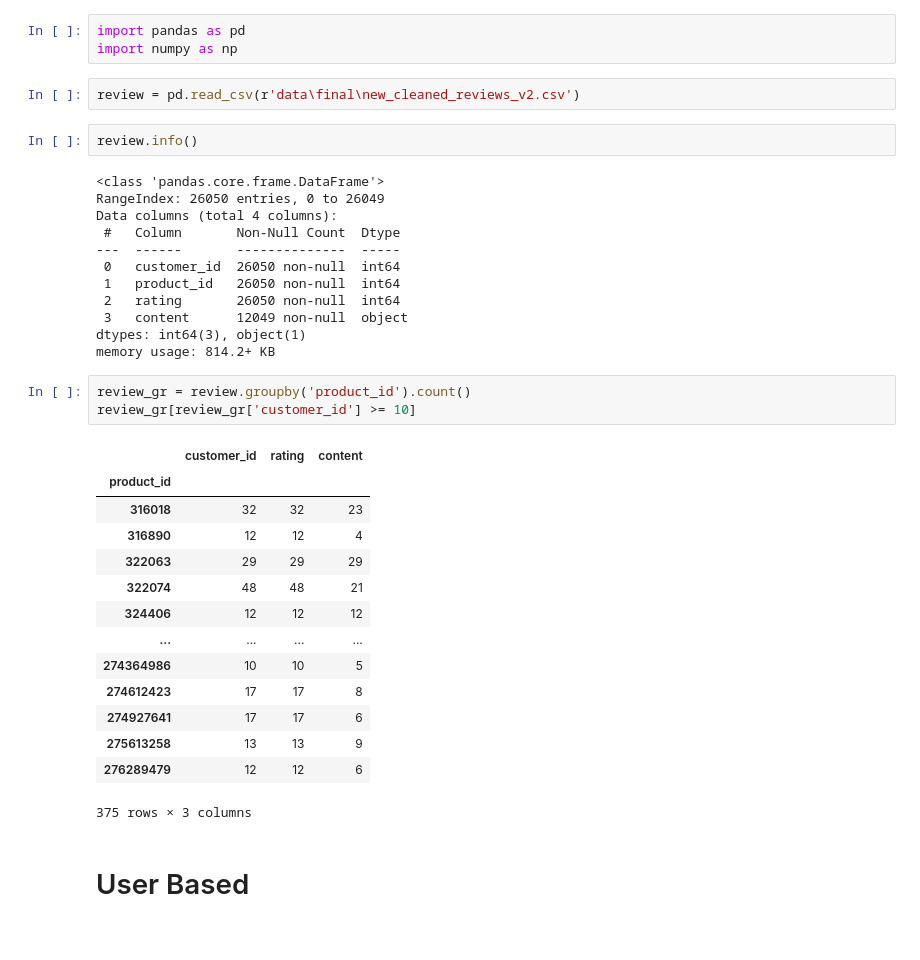
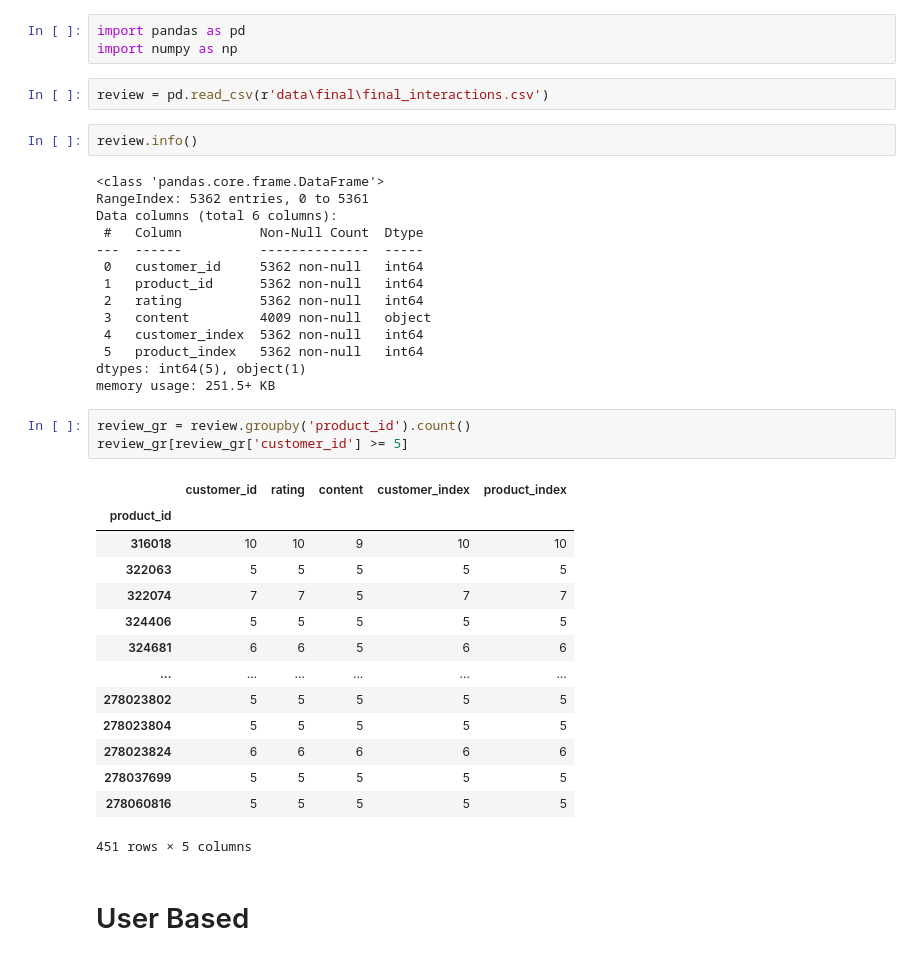
Before and after one commit to xuanbinhle/DS300, a Jupyter notebook: cf_userbased.ipynb, the cells around one changed output. Saved outputs shown, nothing was run; the diff lists cells and outputs as text.

```diff
--- a/cf_userbased.ipynb
+++ b/cf_userbased.ipynb
@@ -2,39 +2,41 @@
 import pandas as pd
 import numpy as np
 # %%
-review = pd.read_csv(r'data\final\new_cleaned_reviews_v2.csv')
+review = pd.read_csv(r'data\final\final_interactions.csv')
 # %%
 review.info()
 # %% [output]
 <class 'pandas.core.frame.DataFrame'>
-RangeIndex: 26050 entries, 0 to 26049
-Data columns (total 4 columns):
- #   Column       Non-Null Count  Dtype
----  ------       --------------  -----
- 0   customer_id  26050 non-null  int64
- 1   product_id   26050 non-null  int64
- 2   rating       26050 non-null  int64
- 3   content      12049 non-null  object
-dtypes: int64(3), object(1)
-memory usage: 814.2+ KB
+RangeIndex: 5362 entries, 0 to 5361
+Data columns (total 6 columns):
+ #   Column          Non-Null Count  Dtype
+---  ------          --------------  -----
+ 0   customer_id     5362 non-null   int64
+ 1   product_id      5362 non-null   int64
+ 2   rating          5362 non-null   int64
+ 3   content         4009 non-null   object
+ 4   customer_index  5362 non-null   int64
+ 5   product_index   5362 non-null   int64
+dtypes: int64(5), object(1)
+memory usage: 251.5+ KB
 # %%
 review_gr = review.groupby('product_id').count()
-review_gr[review_gr['customer_id'] >= 10]
+review_gr[review_gr['customer_id'] >= 5]
 # %% [output]
-|  | customer_id | rating | content |
-| product_id |  |  |  |
-| 316018 | 32 | 32 | 23 |
-| 316890 | 12 | 12 | 4 |
-| 322063 | 29 | 29 | 29 |
-| 322074 | 48 | 48 | 21 |
-| 324406 | 12 | 12 | 12 |
-| ... | ... | ... | ... |
-| 274364986 | 10 | 10 | 5 |
-| 274612423 | 17 | 17 | 8 |
-| 274927641 | 17 | 17 | 6 |
-| 275613258 | 13 | 13 | 9 |
-| 276289479 | 12 | 12 | 6 |
+|  | customer_id | rating | content | customer_index | product_index |
+| product_id |  |  |  |  |  |
+| 316018 | 10 | 10 | 9 | 10 | 10 |
+| 322063 | 5 | 5 | 5 | 5 | 5 |
+| 322074 | 7 | 7 | 5 | 7 | 7 |
+| 324406 | 5 | 5 | 5 | 5 | 5 |
+| 324681 | 6 | 6 | 5 | 6 | 6 |
+| ... | ... | ... | ... | ... | ... |
+| 278023802 | 5 | 5 | 5 | 5 | 5 |
+| 278023804 | 5 | 5 | 5 | 5 | 5 |
+| 278023824 | 6 | 6 | 6 | 6 | 6 |
+| 278037699 | 5 | 5 | 5 | 5 | 5 |
+| 278060816 | 5 | 5 | 5 | 5 | 5 |
-375 rows × 3 columns
+451 rows × 5 columns
 # %% [markdown]
 # User Based
 # %%
```
Also changed, not shown: parts of 6 cells of this notebook, 13 other files.
